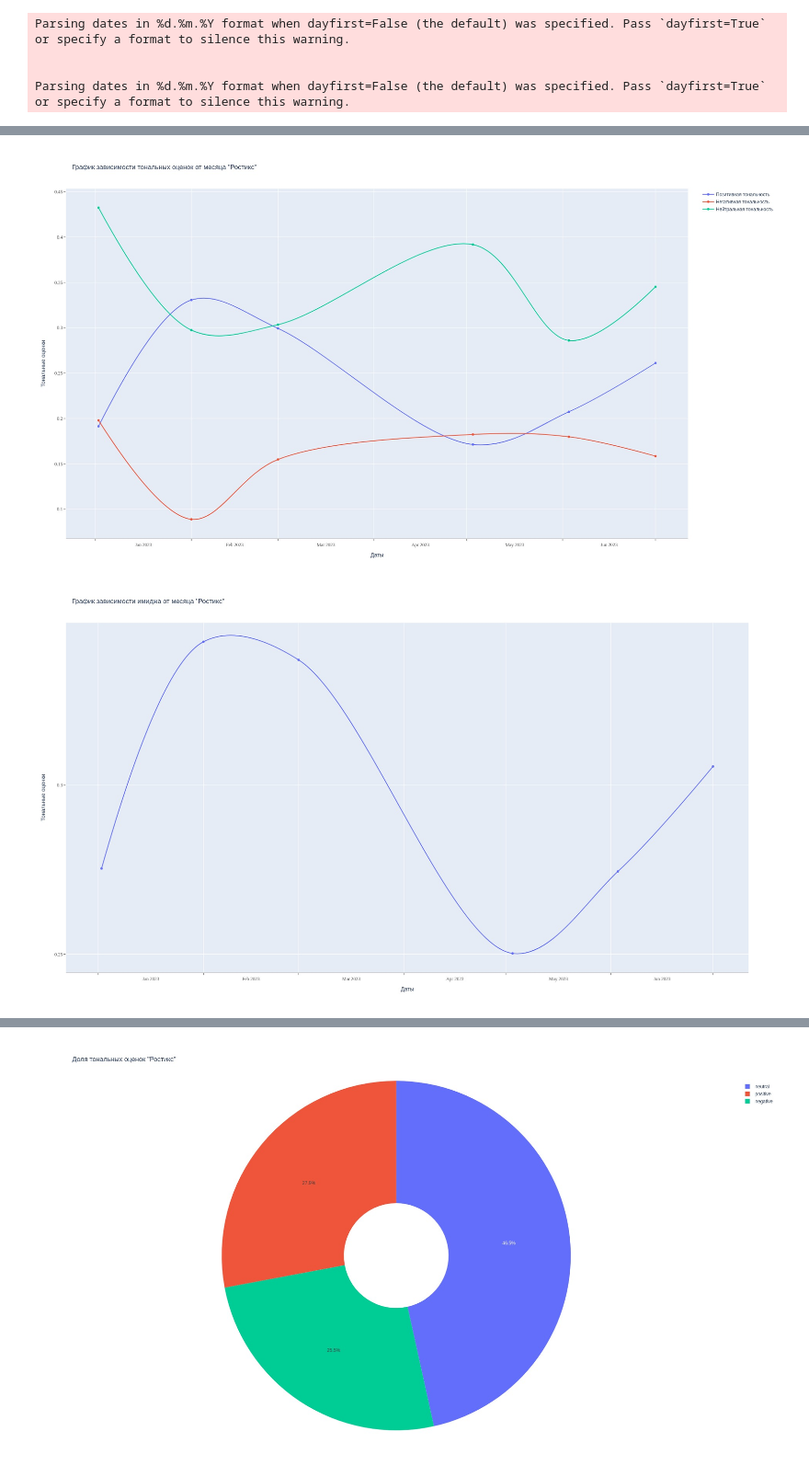
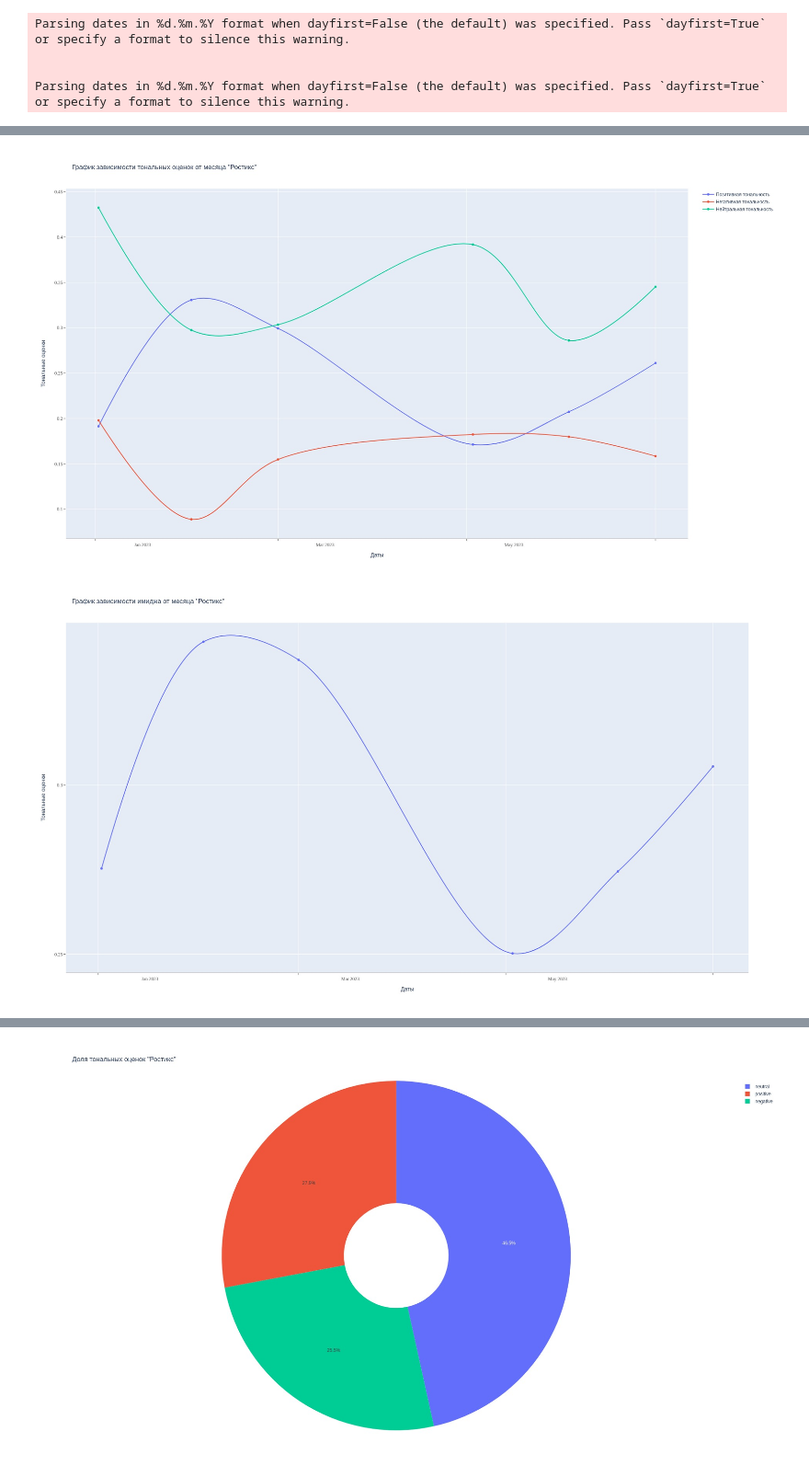
Before and after one commit to DieNice/acsi-notebooks, a Jupyter notebook: reviews-notebook.ipynb, the cells around one changed output, grey strips where cells are left out. Shown at 92% size. Drawn from its saved outputs; the diff is of its cells as text; code cells hidden in the pictures.

```diff
--- a/reviews-notebook.ipynb
+++ b/reviews-notebook.ipynb
@@ -106,35 +106,35 @@ fig.add_trace(go.Scatter(x=df_group["review_date"], y=df_group["negative"], name
 fig.add_trace(go.Scatter(x=df_group["review_date"], y=df_group["neutral"], name="Нейтральная тональность",
                          line_shape='spline'))
 
 
 fig.update_layout(title="График зависимости тональных оценок от месяца \"Ростикс\"",
                   xaxis_title='Даты', yaxis_title='Тональные оценки',
                   xaxis=dict(
                       showticklabels=True,
                       linecolor='rgb(204, 204, 204)',
                       linewidth=2,
                       tickmode='linear',
                       ticks='outside',
-                      dtick="M1",
+                      dtick="M2",
                       ticklabelmode="period",
                       tickfont=dict(
                           family='Times New Roman',
                           size=12,
                           color='rgb(82, 82, 82)',
                       )),
                   yaxis=dict(
                       tickmode='linear',
                       ticks='outside',
                       tick0=0,
                       dtick=0.05,
                       tickfont=dict(
                           family='Times New Roman',
                           size=12,
                           color='rgb(82, 82, 82)',
                       )))
 fig.show("jpeg",width=1920,height=1080)
 # %% [output]
-[figure, old version]
+[figure, new version]
 # %%
 w1 = w2 = w3 = 1
 w2 = 0
@@ -153,7 +153,7 @@ fig.update_layout(title="График зависимости имиджа от
                       linewidth=2,
                       tickmode='linear',
                       ticks='outside',
-                      dtick="M1",
+                      dtick="M2",
                       ticklabelmode="period",
                       tickfont=dict(
                           family='Times New Roman',
@@ -172,7 +172,7 @@ fig.update_layout(title="График зависимости имиджа от
                       )))
 fig.show("jpeg",width=1920,height=1080)
 # %% [output]
-[figure, old version]
+[figure, new version]
 # %%
 df = sport_reviews.copy()
 df["month"] = df["review_date"].dt.month
```
Also changed, not shown: parts of 2 cells of this notebook.
